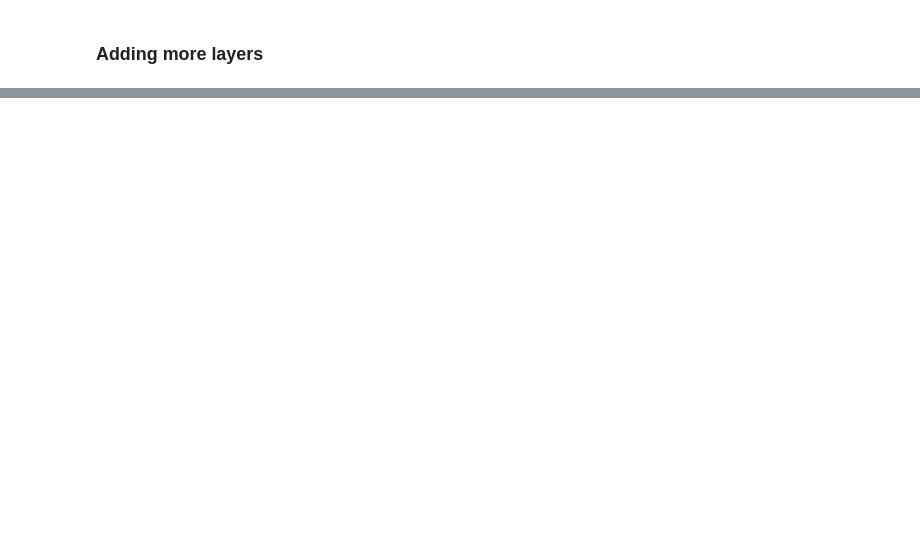
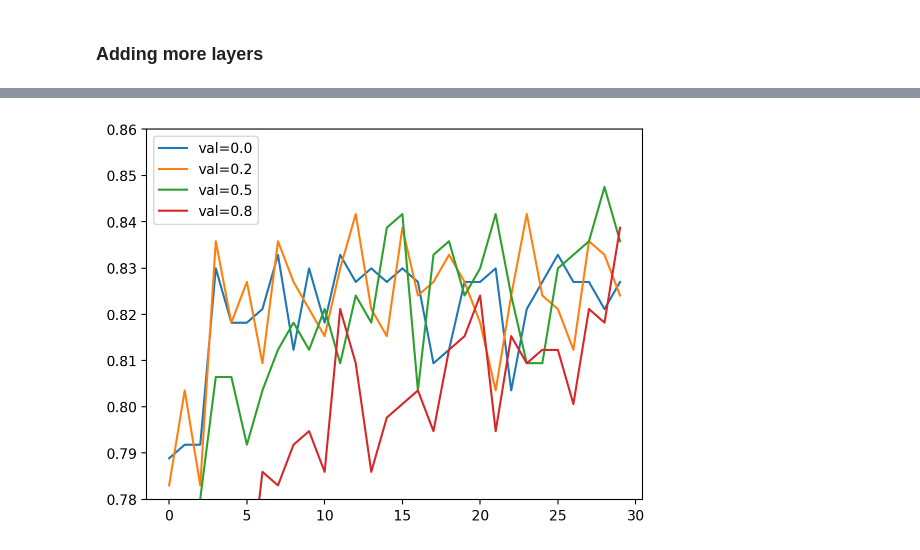
Before and after one commit to nadia-paz/ML-Zoomcamp, a Jupyter notebook: week8/03_checkpoints.ipynb, the cells around one changed output, grey strips where cells are left out. Drawn from its saved outputs; the diff is of its cells as text; code cells hidden in the pictures; blank space fills up the shorter version.

Commit message:
train&save the final model

```diff
--- a/week8/03_checkpoints.ipynb
+++ b/week8/03_checkpoints.ipynb
@@ -114,6 +171,8 @@ history = model.fit(
 # %%
 # Function to create model
 def make_model(learning_rate=0.01, size_inner=10):
+
+    tf.keras.backend.clear_session()
     #################
     # base (pre-trained) model
     base_model = Xception(
@@ -177,0 +307,20 @@ plt.show()
+# %%
+learning_rate = 0.001
+size = 100
+
+scores = {}
+
+for droprate in [0.0, 0.2, 0.5, 0.8]:
+    print(droprate)
+
+    model = make_model(
+        learning_rate=learning_rate,
+        size_inner=size,
+        droprate=droprate
+    )
+
+    history = model.fit(train_ds, epochs=30, validation_data=val_ds)
+    scores[droprate] = history.history
+
+    print()
+    print()
@@ -177,0 +345,9 @@ plt.show()
+# %%
+for droprate, hist in scores.items():
+    plt.plot(hist['val_accuracy'], label=('val=%s' % droprate))
+
+plt.ylim(0.78, 0.86)
+plt.legend()
+plt.show()
+# %% [output]
+[figure, added]
```
Also changed, not shown: parts of 27 cells of this notebook.
